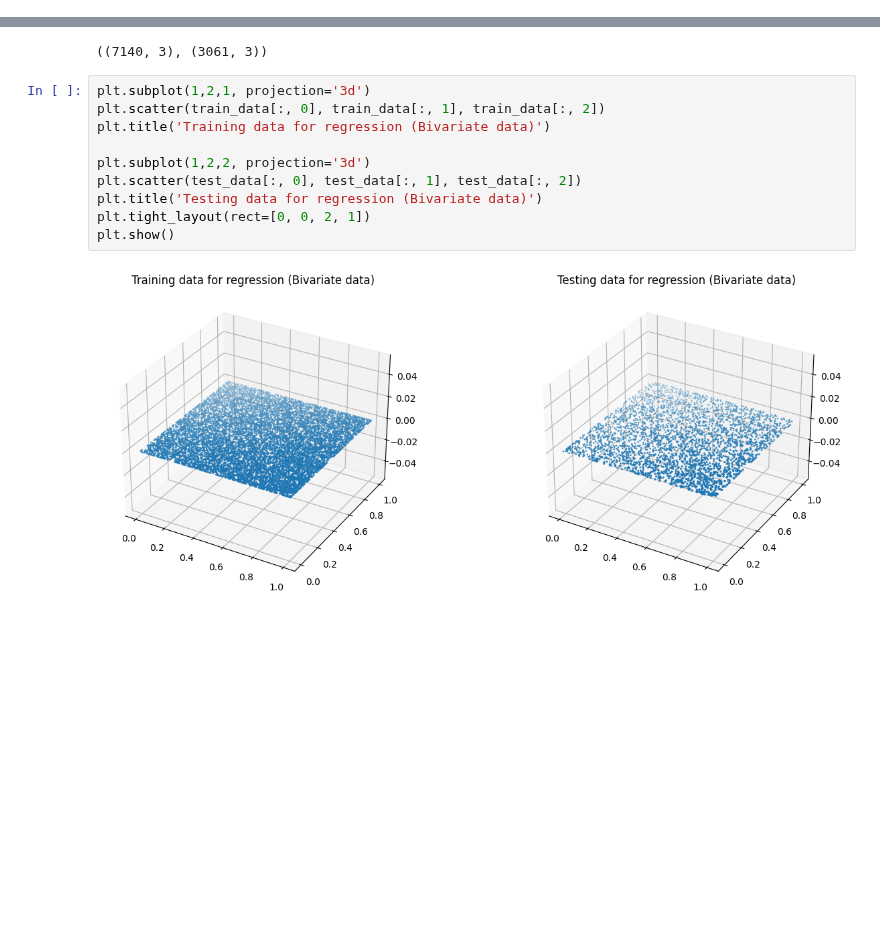
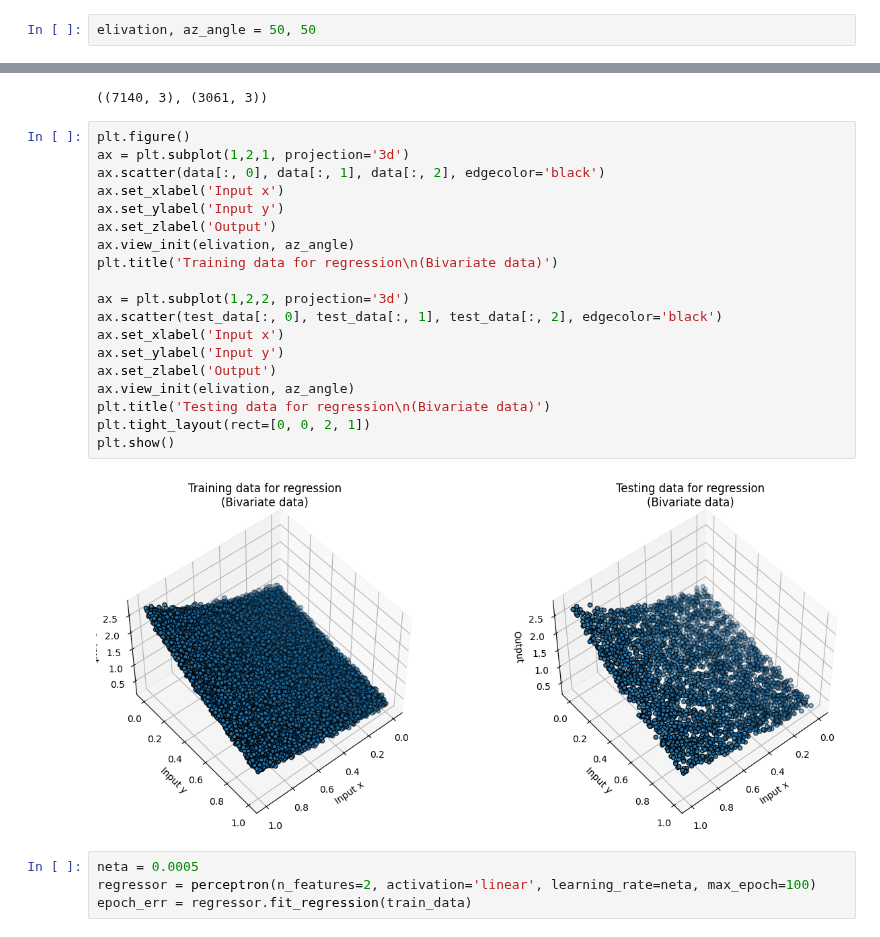
Before and after one commit to imraunav/Deep-Learning-and-Applications, a Jupyter notebook: regression_bivariate.ipynb, the cells around one changed output, grey strips where cells are left out. Saved outputs shown, nothing was run; the diff lists cells and outputs as text; blank space fills up the shorter version.

Commit message:
Testing remains

```diff
--- a/regression_bivariate.ipynb
+++ b/regression_bivariate.ipynb
@@ -26,4 +27,6 @@ data = df.to_numpy(dtype=float, copy=True)
 data.shape
 # %% [output]
 (10201, 3)
+# %%
+elivation, az_angle = 50, 50
 # %%
@@ -39,14 +46,27 @@ train_data.shape, test_data.shape
 # %% [output]
 ((7140, 3), (3061, 3))
 # %%
-plt.subplot(1,2,1, projection='3d')
-plt.scatter(train_data[:, 0], train_data[:, 1], train_data[:, 2])
-plt.title('Training data for regression (Bivariate data)')
+plt.figure()
+ax = plt.subplot(1,2,1, projection='3d')
+ax.scatter(data[:, 0], data[:, 1], data[:, 2], edgecolor='black')
+ax.set_xlabel('Input x')
+ax.set_ylabel('Input y')
+ax.set_zlabel('Output')
+ax.view_init(elivation, az_angle)
+plt.title('Training data for regression\n(Bivariate data)')
 
-plt.subplot(1,2,2, projection='3d')
-plt.scatter(test_data[:, 0], test_data[:, 1], test_data[:, 2])
-plt.title('Testing data for regression (Bivariate data)')
+ax = plt.subplot(1,2,2, projection='3d')
+ax.scatter(test_data[:, 0], test_data[:, 1], test_data[:, 2], edgecolor='black')
+ax.set_xlabel('Input x')
+ax.set_ylabel('Input y')
+ax.set_zlabel('Output')
+ax.view_init(elivation, az_angle)
+plt.title('Testing data for regression\n(Bivariate data)')
 plt.tight_layout(rect=[0, 0, 2, 1])
 plt.show()
 # %% [output]
-[figure, old version]
+[figure, new version]
+# %%
+neta = 0.0005
+regressor = perceptron(n_features=2, activation='linear', learning_rate=neta, max_epoch=100)
+epoch_err = regressor.fit_regression(train_data)
```
Also changed, not shown: parts of 8 cells of this notebook, 3 other files.
